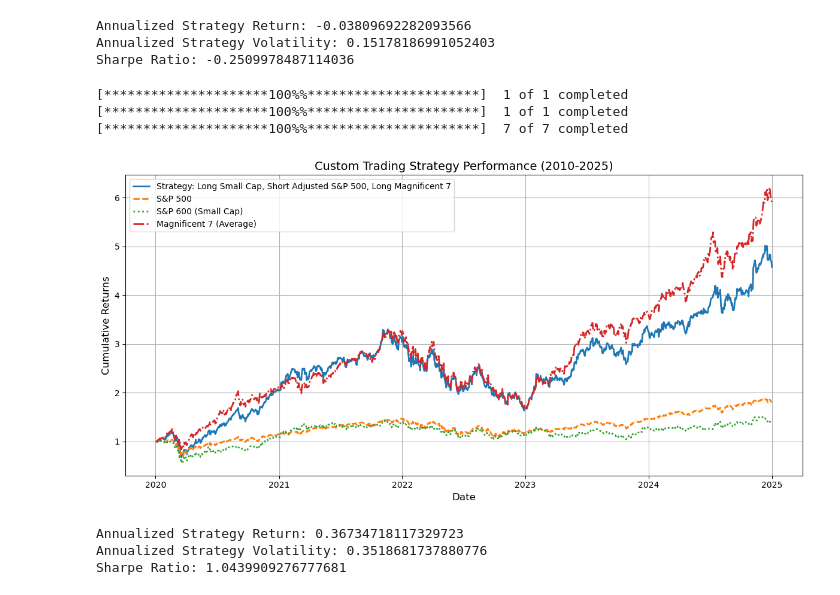
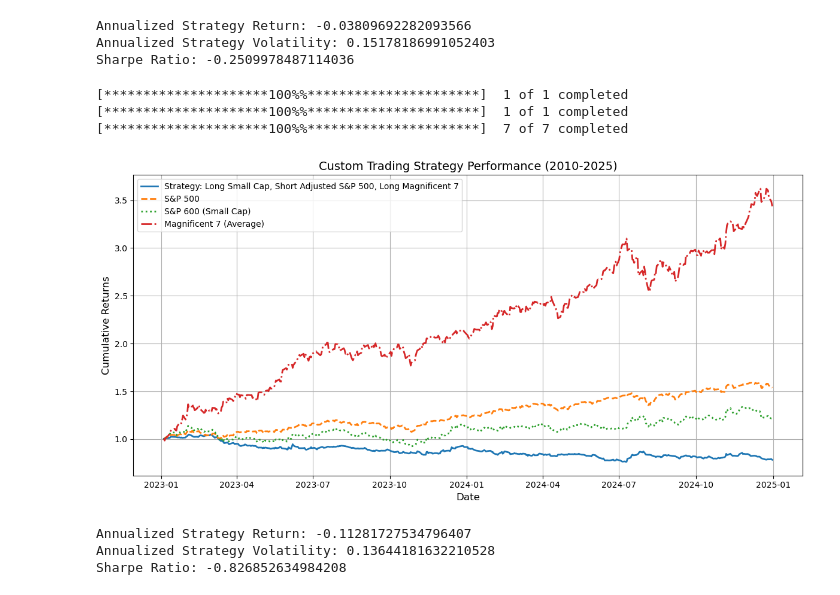
Before and after one commit to tryt0c0de/IAQF_STRAT, a Jupyter notebook: research.ipynb, the cells around one changed output. Drawn from its saved outputs; the diff is of its cells as text; code cells hidden in the pictures.

```diff
--- a/research.ipynb
+++ b/research.ipynb
@@ -105,7 +105,7 @@ sp600_ticker = "^SP600"  # S&P 600 Small Cap
 magnificent7_tickers = ["NVDA", "META", "TSLA", "AMZN", "GOOG", "MSFT", "AAPL"]
 
 # Define start and end dates
-start_date = "2020-01-01"
+start_date = "2023-01-01"
 end_date = "2025-01-01"
 
 # Download data
@@ -147,34 +147,34 @@ for date in weights.keys():
 strategy_returns = sp600_returns - sp500_adjusted_returns + magnificent7_returns.mean(axis=1)
 
 # Calculate cumulative returns
 strategy_cumulative = (1 + strategy_returns).cumprod()
 sp500_cumulative = (1 + sp500_returns).cumprod()
 sp600_cumulative = (1 + sp600_returns).cumprod()
 magnificent7_cumulative = (1 + magnificent7_returns.mean(axis=1)).cumprod()
 
 # Plot the strategy performance
 plt.figure(figsize=(12, 6))
 plt.plot(strategy_cumulative, label="Strategy: Long Small Cap, Short Adjusted S&P 500, Long Magnificent 7", linewidth=2)
 plt.plot(sp500_cumulative, label="S&P 500", linewidth=2, linestyle="--")
 plt.plot(sp600_cumulative, label="S&P 600 (Small Cap)", linewidth=2, linestyle=":")
 plt.plot(magnificent7_cumulative, label="Magnificent 7 (Average)", linewidth=2, linestyle="-.")
 plt.title("Custom Trading Strategy Performance (2010-2025)", fontsize=14)
 plt.xlabel("Date", fontsize=12)
 plt.ylabel("Cumulative Returns", fontsize=12)
 plt.legend()
 plt.grid(True)
 plt.tight_layout()
 plt.show()
 
 # Strategy statistics
 print("Annualized Strategy Return:", strategy_returns.mean() * 252)
 print("Annualized Strategy Volatility:", strategy_returns.std() * (252 ** 0.5))
 print("Sharpe Ratio:", (strategy_returns.mean() / strategy_returns.std()) * (252 ** 0.5))
 # %% [output]
 [*********************100%%**********************]  1 of 1 completed
 [*********************100%%**********************]  1 of 1 completed
 [*********************100%%**********************]  7 of 7 completed
-[figure, old version]
+[figure, new version]
-Annualized Strategy Return: 0.36734718117329723
-Annualized Strategy Volatility: 0.3518681737880776
-Sharpe Ratio: 1.0439909276777681
+Annualized Strategy Return: -0.11281727534796407
+Annualized Strategy Volatility: 0.13644181632210528
+Sharpe Ratio: -0.826852634984208
```
Also changed, not shown: parts of 3 cells of this notebook, 3 other files.
